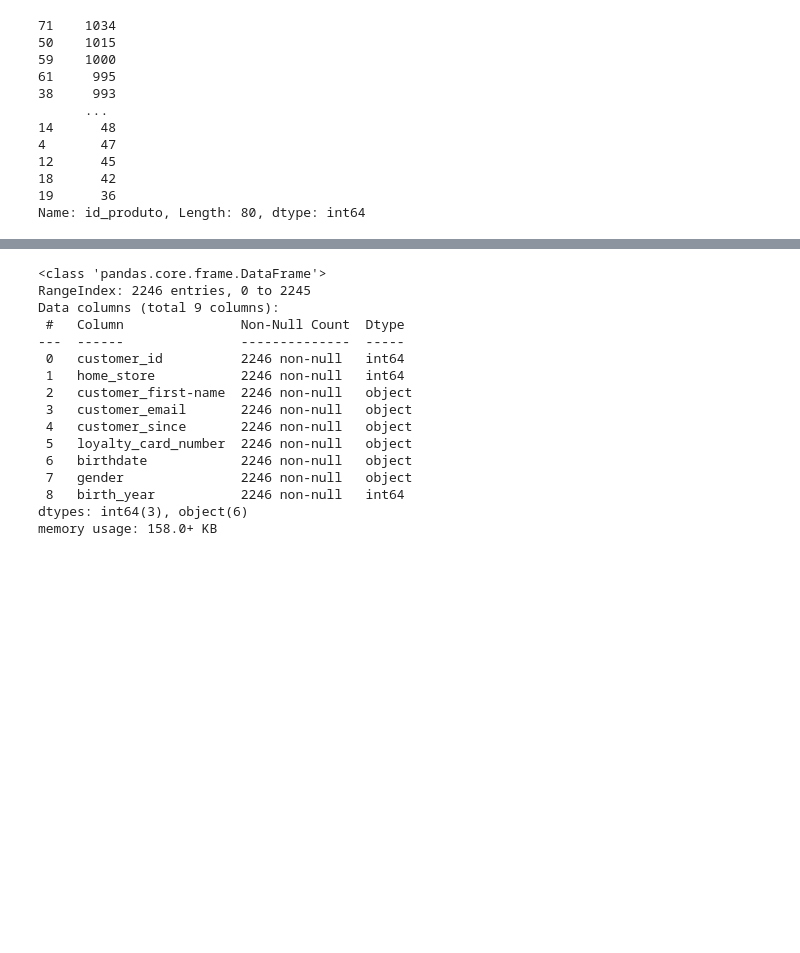
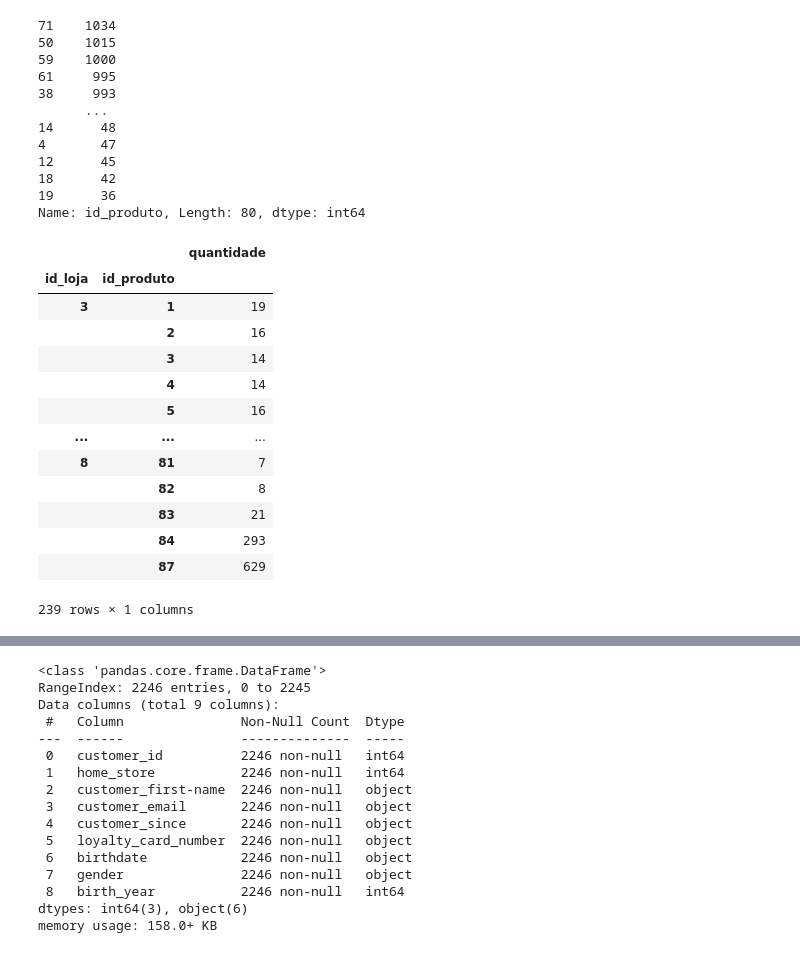
Before and after one commit to davibarbosabdj/Segmenta--o-de-Clientes---Projeto-Integrador, a Jupyter notebook: notebooks/analise_exploratoria_inicial.ipynb, the cells around one changed output, grey strips where cells are left out. Drawn from its saved outputs; the diff is of its cells as text; code cells hidden in the pictures; blank space fills up the shorter version.

```diff
--- a/notebooks/analise_exploratoria_inicial.ipynb
+++ b/notebooks/analise_exploratoria_inicial.ipynb
@@ -174,3 +152,24 @@ contagem_pedidos
 18      42
 19      36
 Name: id_produto, Length: 80, dtype: int64
+# %%
+#agrupar a contagem de pedidos por loja
+pedidos_ploja = nf[['id_loja', 'quantidade', 'id_produto']]
+
+apedidos_ploja = pedidos_ploja.groupby(by=['id_loja', 'id_produto']).sum()
+apedidos_ploja
+# %% [output]
+|  |  | quantidade |
+| id_loja | id_produto |  |
+| 3 | 1 | 19 |
+|  | 2 | 16 |
+|  | 3 | 14 |
+|  | 4 | 14 |
+|  | 5 | 16 |
+| ... | ... | ... |
+| 8 | 81 | 7 |
+|  | 82 | 8 |
+|  | 83 | 21 |
+|  | 84 | 293 |
+|  | 87 | 629 |
+239 rows × 1 columns
```
Also changed, not shown: parts of 12 cells of this notebook, 1 other file.
